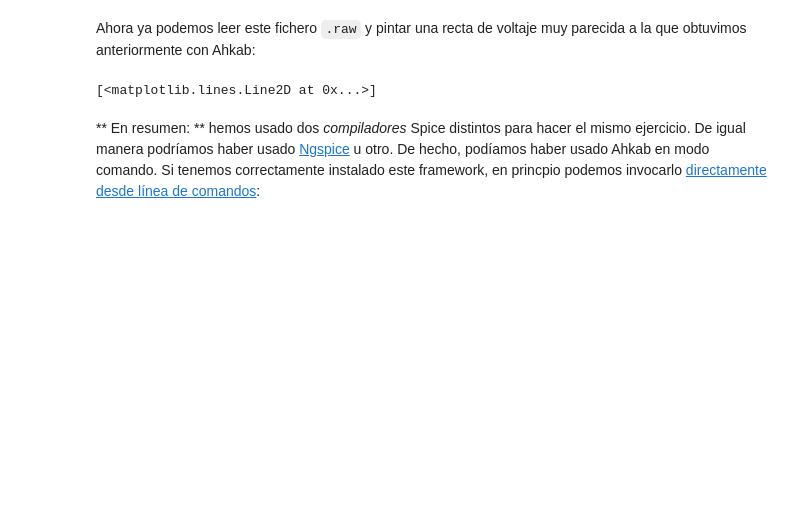
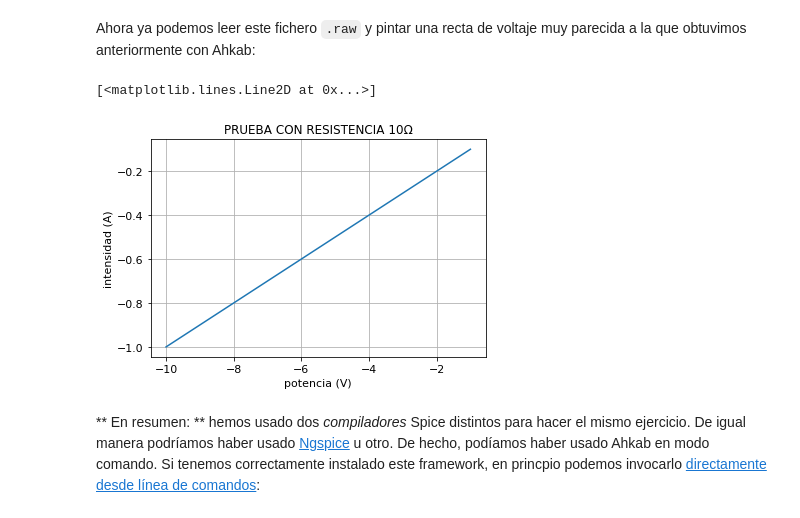
Before and after one commit to lydiapedrola/LabSpice, a Jupyter notebook: spicelab.ipynb, the cells around one changed output. Cells and saved outputs as stored; diff of their text form; code cells hidden in the pictures; blank space fills up the shorter version.

```diff
--- a/spicelab.ipynb
+++ b/spicelab.ipynb
@@ -702,33 +707,34 @@ Ahora ya podemos leer este fichero `.raw` y pintar una recta de voltaje muy pare
 # %%
 import numpy
 import matplotlib
 from matplotlib import pylab, mlab, pyplot
 np = numpy
 plt = pyplot
 
 from IPython.display import display
 from IPython.core.pylabtools import figsize, getfigs
 
 from pylab import *
 from numpy import *
 
 import ltspice
 
 l = ltspice.Ltspice("circuito sencillo.raw")
 l.parse()
 tiempo = l.get_time()
 voltaje = l.get_data('V(1)')
 corriente = l.get_data('I(V1)')
 # Podemos pintar la corrente en función del tiempo
 # plt.plot(tiempo, corriente)
 # O el voltaje
-xlabel('voltios (V)')
+xlabel('potencia (V)')
 ylabel('intensidad (A)')
 title('PRUEBA CON RESISTENCIA 10Ω')
-
+plt.grid()
 plt.plot(voltaje, corriente)
 # %% [output]
 [<matplotlib.lines.Line2D at 0x...>]
+[figure, added]
 # %% [markdown]
 ** En resumen: ** hemos usado dos *compiladores* Spice distintos para hacer el mismo ejercicio. De igual manera podríamos haber usado [Ngspice](http://ngspice.sourceforge.net) u otro. De hecho, podíamos haber usado Ahkab en modo comando. Si tenemos correctamente instalado este framework, en princpio podemos invocarlo [directamente desde línea de comandos](https://ahkab.readthedocs.io/en/latest/help/Command-Line-Help.html):
 # %%
```
Also changed, not shown: parts of 134 cells of this notebook.
